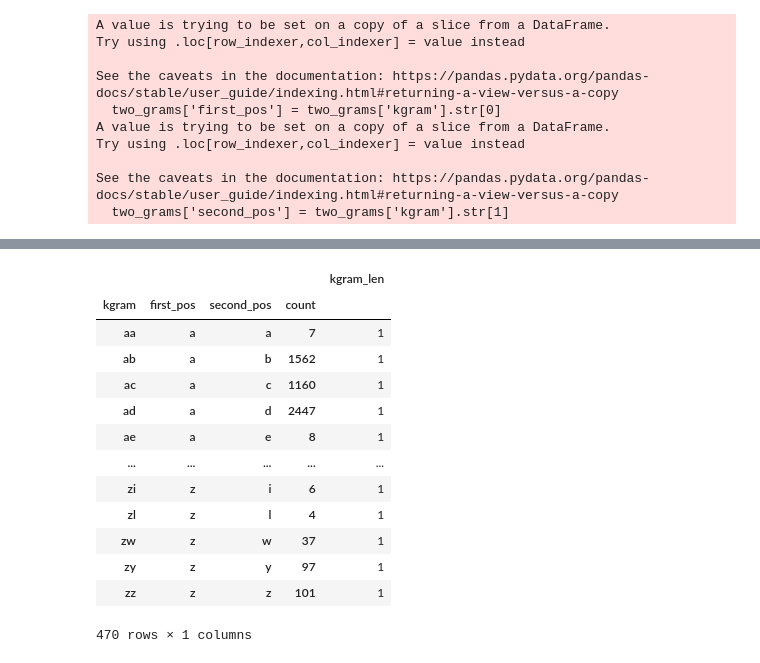
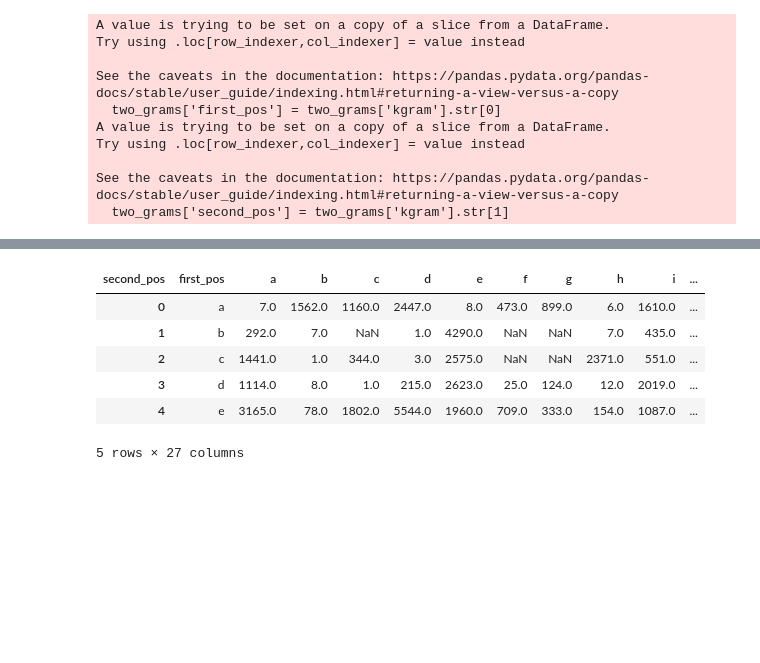
Before and after one commit to grantaguinaldo/ssie, a Jupyter notebook: ssie500/hw2/hw2.ipynb, the cells around one changed output, grey strips where cells are left out. Saved outputs shown, nothing was run; the diff lists cells and outputs as text; code cells hidden in the pictures; blank space fills up the shorter version.

```diff
--- a/ssie500/hw2/hw2.ipynb
+++ b/ssie500/hw2/hw2.ipynb
@@ -263,17 +252,44 @@ two_grams[two_grams['kgram'] == 'ab']
-# %%
-two_grams.groupby(['kgram', 'first_pos', 'second_pos', 'count']).count()
-# %% [output]
-|  |  |  |  | kgram_len |
-| kgram | first_pos | second_pos | count |  |
-| aa | a | a | 7 | 1 |
-| ab | a | b | 1562 | 1 |
-| ac | a | c | 1160 | 1 |
-| ad | a | d | 2447 | 1 |
-| ae | a | e | 8 | 1 |
-| ... | ... | ... | ... | ... |
-| zi | z | i | 6 | 1 |
-| zl | z | l | 4 | 1 |
-| zw | z | w | 37 | 1 |
-| zy | z | y | 97 | 1 |
-| zz | z | z | 101 | 1 |
-470 rows × 1 columns
+# %%
+df_trans = df.pivot_table(index=['first_pos'], columns='second_pos', values='count')
+# %%
+df_trans['first_pos'] = df_trans.index
+# %%
+df_trans.reset_index(drop=True, inplace=True)
+# %%
+df_reorder = df_trans.reindex(columns=['first_pos',
+ 'a',
+ 'b',
+ 'c',
+ 'd',
+ 'e',
+ 'f',
+ 'g',
+ 'h',
+ 'i',
+ 'j',
+ 'k',
+ 'l',
+ 'm',
+ 'n',
+ 'o',
+ 'p',
+ 'q',
+ 'r',
+ 's',
+ 't',
+ 'u',
+ 'v',
+ 'w',
+ 'x',
+ 'y',
+ 'z'])
+# %%
+df_reorder.head()
+# %% [output]
+| second_pos | first_pos | a | b | c | d | e | f | g | h | i | ... |
+| 0 | a | 7.0 | 1562.0 | 1160.0 | 2447.0 | 8.0 | 473.0 | 899.0 | 6.0 | 1610.0 | ... |
+| 1 | b | 292.0 | 7.0 | NaN | 1.0 | 4290.0 | NaN | NaN | 7.0 | 435.0 | ... |
+| 2 | c | 1441.0 | 1.0 | 344.0 | 3.0 | 2575.0 | NaN | NaN | 2371.0 | 551.0 | ... |
+| 3 | d | 1114.0 | 8.0 | 1.0 | 215.0 | 2623.0 | 25.0 | 124.0 | 12.0 | 2019.0 | ... |
+| 4 | e | 3165.0 | 78.0 | 1802.0 | 5544.0 | 1960.0 | 709.0 | 333.0 | 154.0 | 1087.0 | ... |
+5 rows × 27 columns
```
Also changed, not shown: parts of 7 cells of this notebook.
